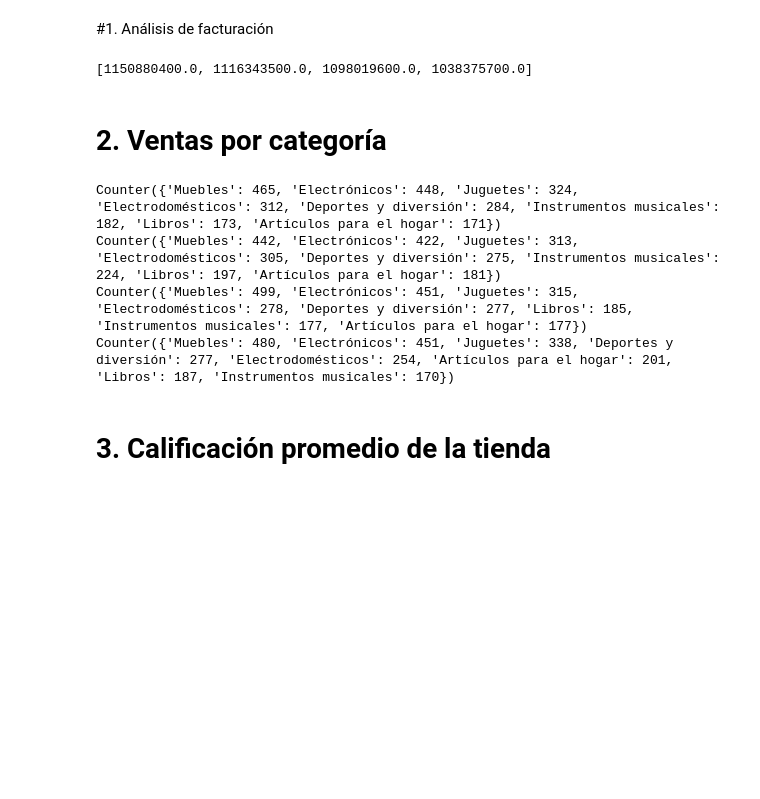
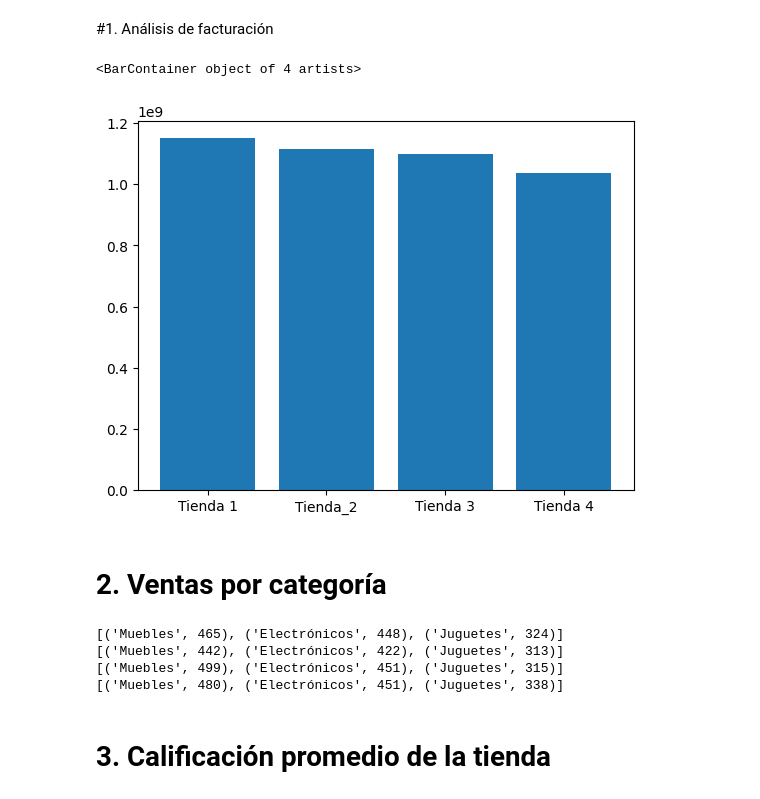
Before and after one commit to EnriqueVarela/Challenge1, a Jupyter notebook: AluraStoreLatam.ipynb, the cells around one changed output. Cells and saved outputs as stored; diff of their text form; code cells hidden in the pictures; blank space fills up the shorter version.

```diff
--- a/AluraStoreLatam.ipynb
+++ b/AluraStoreLatam.ipynb
@@ -26,23 +26,36 @@ tienda.head()
 # %% [markdown]
 #1. Análisis de facturación
 # %%
+import matplotlib.pyplot as plt
+graficos_tiendas = ["Tienda 1", "Tienda_2", "Tienda 3", "Tienda 4"]
 tiendas = [tienda, tienda2, tienda3, tienda4]
 ingreso = []
 
 for i in tiendas:
   df = pd.DataFrame(i)
   ingreso_total = float(sum(df["Precio"]))
   ingreso.append(ingreso_total)
   i=+1
 
 
 ingreso
+
+fig, ax = plt.subplots()
+ax.bar(x = graficos_tiendas, height = ingreso)
 # %% [output]
-[1150880400.0, 1116343500.0, 1098019600.0, 1038375700.0]
+<BarContainer object of 4 artists>
+[figure, added]
 # %% [markdown]
 # 2. Ventas por categoría
 # %%
 from collections import Counter
+
+
+
+def encontrar_categorias_popular(lista):
+  df = pd.DataFrame(lista)
+  categoria_mas_popular = Counter(df["Categoría del Producto"]).most_common(3)
+  return categoria_mas_popular
 
 def contador_categorias(lista):
   df = pd.DataFrame(lista)
@@ -50,14 +63,15 @@ def contador_categorias(lista):
   return cantidad_categorias
 
 for i in tiendas:
-  cantidad_categorias = contador_categorias(i)
+  cantidad_categorias = encontrar_categorias_popular(i)
+
   print(cantidad_categorias)
   i=+1
 # %% [output]
-Counter({'Muebles': 465, 'Electrónicos': 448, 'Juguetes': 324, 'Electrodomésticos': 312, 'Deportes y diversión': 284, 'Instrumentos musicales': 182, 'Libros': 173, 'Artículos para el hogar': 171})
-Counter({'Muebles': 442, 'Electrónicos': 422, 'Juguetes': 313, 'Electrodomésticos': 305, 'Deportes y diversión': 275, 'Instrumentos musicales': 224, 'Libros': 197, 'Artículos para el hogar': 181})
-Counter({'Muebles': 499, 'Electrónicos': 451, 'Juguetes': 315, 'Electrodomésticos': 278, 'Deportes y diversión': 277, 'Libros': 185, 'Instrumentos musicales': 177, 'Artículos para el hogar': 177})
-Counter({'Muebles': 480, 'Electrónicos': 451, 'Juguetes': 338, 'Deportes y diversión': 277, 'Electrodomésticos': 254, 'Artículos para el hogar': 201, 'Libros': 187, 'Instrumentos musicales': 170})
+[('Muebles', 465), ('Electrónicos', 448), ('Juguetes', 324)]
+[('Muebles', 442), ('Electrónicos', 422), ('Juguetes', 313)]
+[('Muebles', 499), ('Electrónicos', 451), ('Juguetes', 315)]
+[('Muebles', 480), ('Electrónicos', 451), ('Juguetes', 338)]
 # %% [markdown]
 # 3. Calificación promedio de la tienda
 # %%
```
Also changed, not shown: parts of 8 cells of this notebook.
